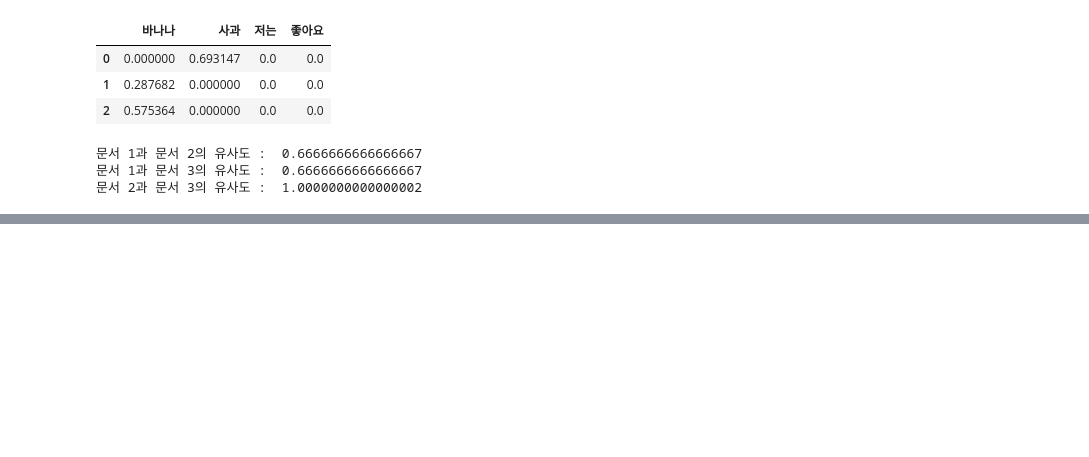
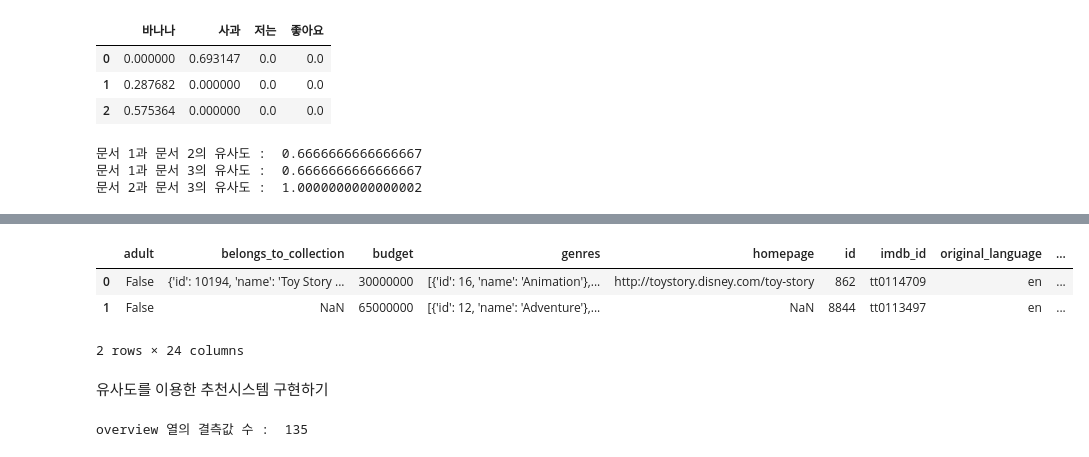
Before and after one commit to UiinKim/NLP_First, a Jupyter notebook: 벡터의_유사도.ipynb, the cells around one changed output, grey strips where cells are left out. Saved outputs shown, nothing was run; the diff lists cells and outputs as text; code cells hidden in the pictures; blank space fills up the shorter version.

```diff
--- a/벡터의_유사도.ipynb
+++ b/벡터의_유사도.ipynb
@@ -95,0 +140,23 @@ print('문서 2과 문서 3의 유사도 : ', cos_sim(text[1], text[2]))
+# %%
+import pandas as pd
+from sklearn.feature_extraction.text import TfidfVectorizer
+from sklearn.metrics.pairwise import cosine_similarity
+
+data=pd.read_csv('movies_metadata.csv', low_memory=False)
+data.head(2)
+
+#여기서 사용할 내용은 title과 overview(줄거리)
+# %% [output]
+|  | adult | belongs_to_collection | budget | genres | homepage | id | imdb_id | original_language | ... |
+| 0 | False | {'id': 10194, 'name': 'Toy Story ... | 30000000 | [{'id': 16, 'name': 'Animation'},... | http://toystory.disney.com/toy-story | 862 | tt0114709 | en | ... |
+| 1 | False | NaN | 65000000 | [{'id': 12, 'name': 'Adventure'},... | NaN | 8844 | tt0113497 | en | ... |
+2 rows × 24 columns
+# %% [markdown]
+유사도를 이용한 추천시스템 구현하기
+# %%
+data=data.head(20000)
+#overview를 이용해 비슷한 단어들을 가진 줄거리를 추천한다.
+#tfidf는 결측치가 있으면 오류가 발생한다.
+print('overview 열의 결측값 수 : ', data['overview'].isnull().sum())
+# %% [output]
+overview 열의 결측값 수 :  135
```
Also changed, not shown: parts of 14 cells of this notebook.
